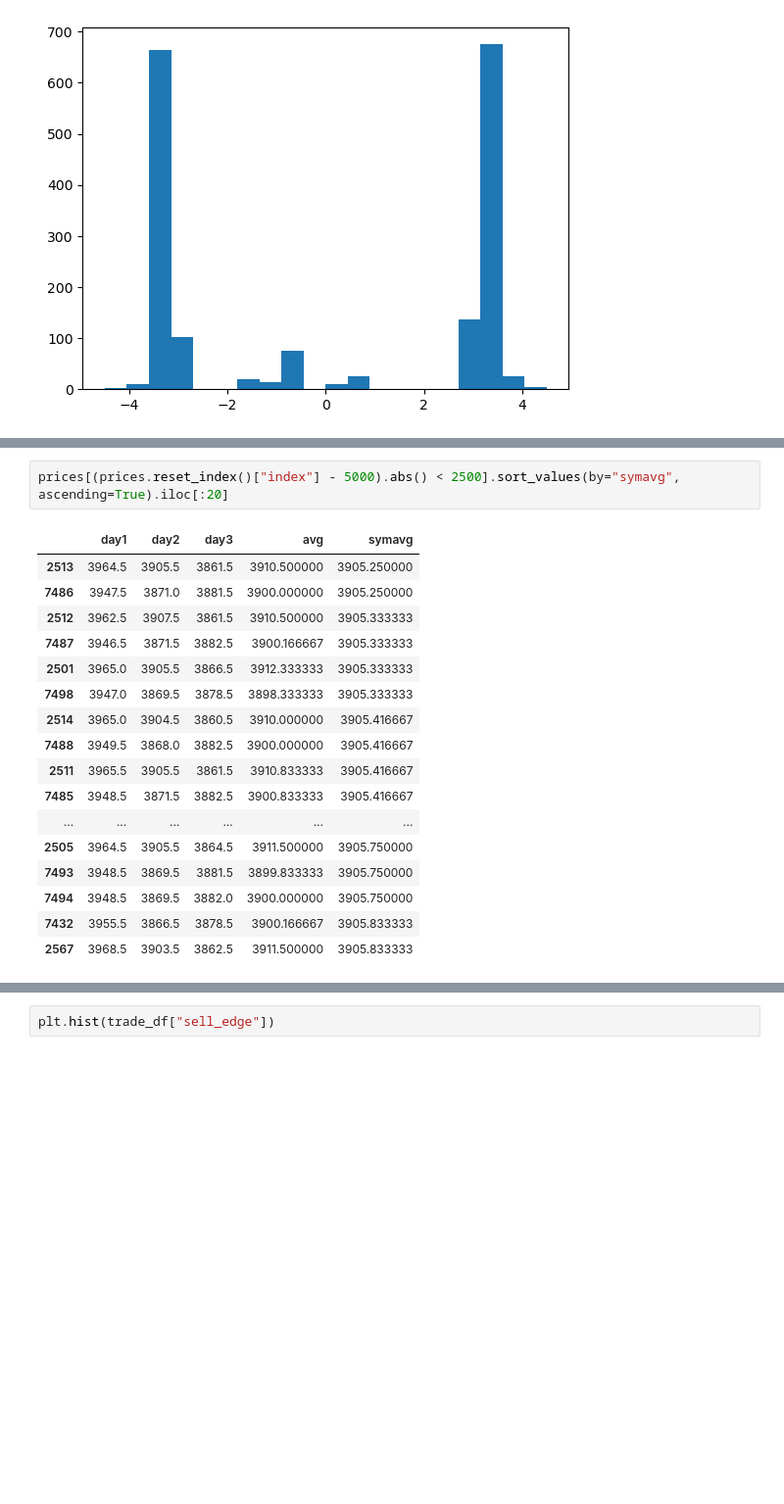
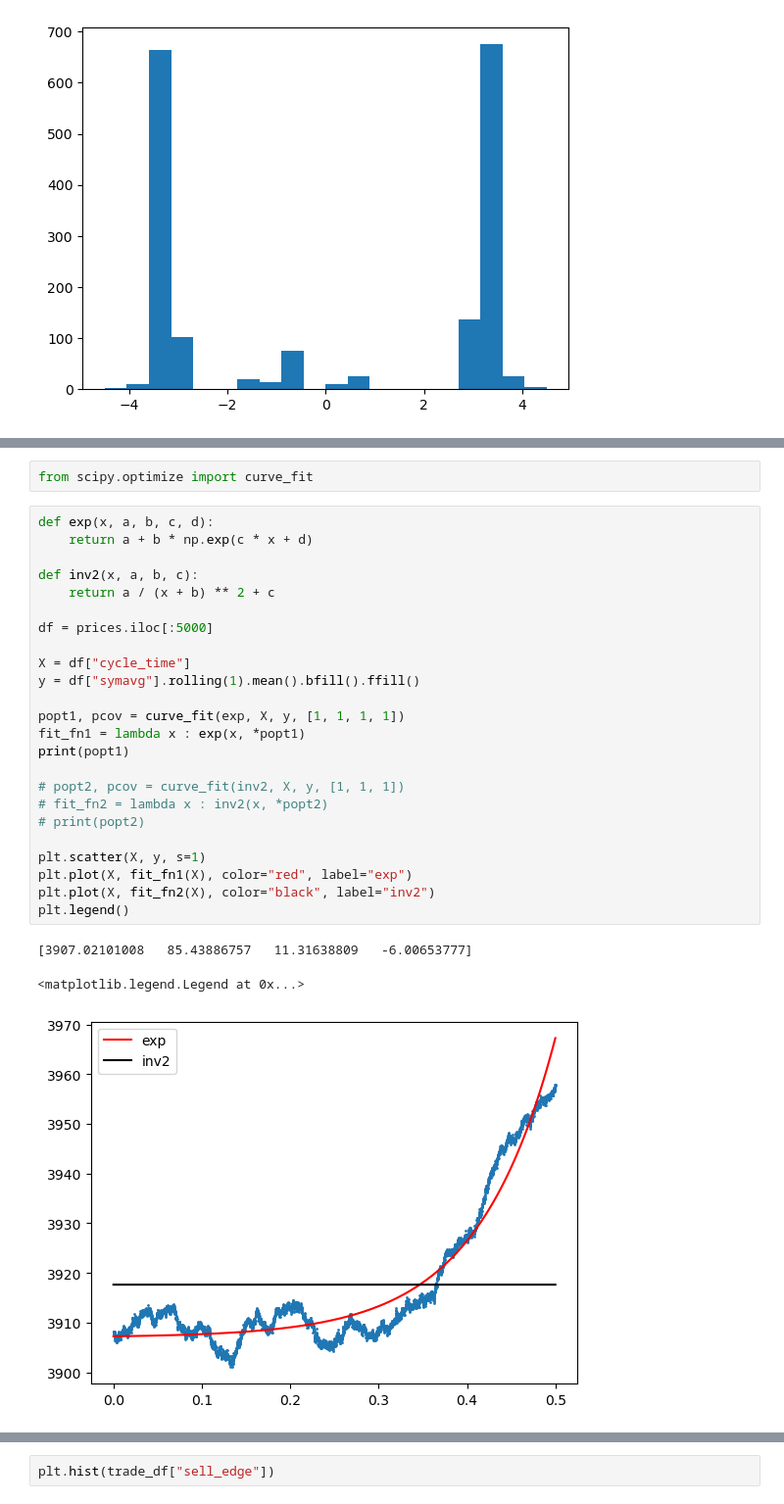
Before and after one commit to rzhan11/IMCTradingComp23, a Jupyter notebook: nbs/stats learning-round3.ipynb, the cells around one changed output, grey strips where cells are left out. Shown at 98% size. Cells and saved outputs as stored; diff of their text form; blank space fills up the shorter version.

```diff
--- a/nbs/stats learning-round3.ipynb
+++ b/nbs/stats learning-round3.ipynb
@@ -837,23 +854,33 @@ plt.legend()
 # %% [output]
 <matplotlib.legend.Legend at 0x...>
 [figure]
-# %%
-prices[(prices.reset_index()["index"] - 5000).abs() < 2500].sort_values(by="symavg", ascending=True).iloc[:20]
-# %% [output]
-|  | day1 | day2 | day3 | avg | symavg |
-| 2513 | 3964.5 | 3905.5 | 3861.5 | 3910.500000 | 3905.250000 |
-| 7486 | 3947.5 | 3871.0 | 3881.5 | 3900.000000 | 3905.250000 |
-| 2512 | 3962.5 | 3907.5 | 3861.5 | 3910.500000 | 3905.333333 |
-| 7487 | 3946.5 | 3871.5 | 3882.5 | 3900.166667 | 3905.333333 |
-| 2501 | 3965.0 | 3905.5 | 3866.5 | 3912.333333 | 3905.333333 |
-| 7498 | 3947.0 | 3869.5 | 3878.5 | 3898.333333 | 3905.333333 |
-| 2514 | 3965.0 | 3904.5 | 3860.5 | 3910.000000 | 3905.416667 |
-| 7488 | 3949.5 | 3868.0 | 3882.5 | 3900.000000 | 3905.416667 |
-| 2511 | 3965.5 | 3905.5 | 3861.5 | 3910.833333 | 3905.416667 |
-| 7485 | 3948.5 | 3871.5 | 3882.5 | 3900.833333 | 3905.416667 |
-| ... | ... | ... | ... | ... | ... |
-| 2505 | 3964.5 | 3905.5 | 3864.5 | 3911.500000 | 3905.750000 |
-| 7493 | 3948.5 | 3869.5 | 3881.5 | 3899.833333 | 3905.750000 |
-| 7494 | 3948.5 | 3869.5 | 3882.0 | 3900.000000 | 3905.750000 |
-| 7432 | 3955.5 | 3866.5 | 3878.5 | 3900.166667 | 3905.833333 |
-| 2567 | 3968.5 | 3903.5 | 3862.5 | 3911.500000 | 3905.833333 |
+# %%
+from scipy.optimize import curve_fit
+# %%
+def exp(x, a, b, c, d):
+    return a + b * np.exp(c * x + d)
+
+def inv2(x, a, b, c):
+    return a / (x + b) ** 2 + c
+
+df = prices.iloc[:5000]
+
+X = df["cycle_time"]
+y = df["symavg"].rolling(1).mean().bfill().ffill()
+
+popt1, pcov = curve_fit(exp, X, y, [1, 1, 1, 1])
+fit_fn1 = lambda x : exp(x, *popt1)
+print(popt1)
+
+# popt2, pcov = curve_fit(inv2, X, y, [1, 1, 1])
+# fit_fn2 = lambda x : inv2(x, *popt2)
+# print(popt2)
+
+plt.scatter(X, y, s=1)
+plt.plot(X, fit_fn1(X), color="red", label="exp")
+plt.plot(X, fit_fn2(X), color="black", label="inv2")
+plt.legend()
+# %% [output]
+[3907.02101008   85.43886757   11.31638809   -6.00653777]
+<matplotlib.legend.Legend at 0x...>
+[figure, added]
```
Also changed, not shown: parts of 8 cells of this notebook, 8 other files.
